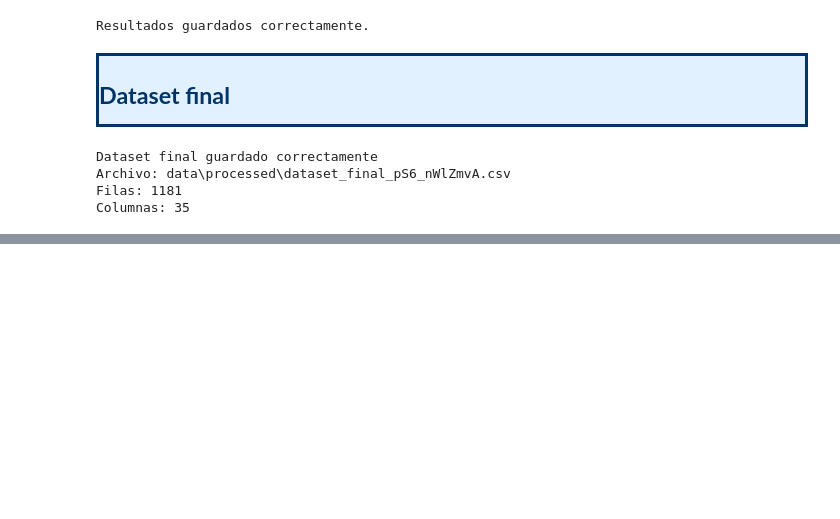
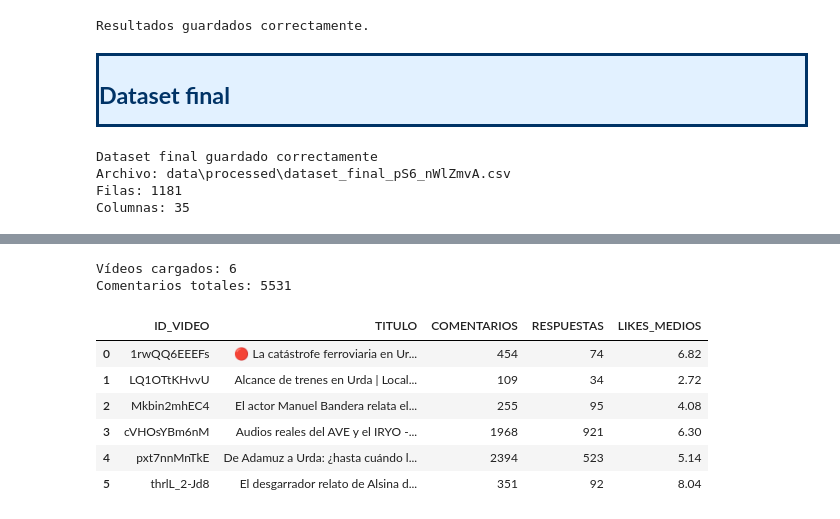
Before and after one commit to jejoama/Practicas_Curriculares, a Jupyter notebook: GENERAL_def.ipynb, the cells around one changed output, grey strips where cells are left out. Saved outputs shown, nothing was run; the diff lists cells and outputs as text; code cells hidden in the pictures; blank space fills up the shorter version.

```diff
--- a/GENERAL_def.ipynb
+++ b/GENERAL_def.ipynb
@@ -4776,0 +5015,67 @@ Columnas: 35
+# %%
+# ============================================================
+# 1. CARGAR TODOS LOS VÍDEOS EXTRAÍDOS
+# ============================================================
+
+import pandas as pd
+import numpy as np
+import matplotlib.pyplot as plt
+from pathlib import Path
+
+carpeta = Path("data/raw")
+archivos = sorted(carpeta.glob("comentarios_*.csv"))
+
+# Si conservamos la lista de la extracción anterior,
+# utilizamos exactamente esos vídeos.
+if "df_resumen_extraccion" in globals():
+    ids = set(
+        df_resumen_extraccion["ID_VIDEO"]
+        .dropna().astype(str)
+    )
+    archivos = [
+        p for p in archivos
+        if p.stem.removeprefix("comentarios_") in ids
+    ]
+
+if not archivos:
+    raise FileNotFoundError("No se encontraron vídeos extraídos.")
+
+df_todos = pd.concat(
+    [pd.read_csv(p, dtype={
+        "ID_VIDEO": str,
+        "ID_COMENTARIO": str,
+        "PARENT": str
+    }) for p in archivos],
+    ignore_index=True
+)
+
+df_todos["ES_RESPUESTA"] = (
+    df_todos["RESPUESTA"].astype(str)
+    .str.lower().isin(["true", "1", "si", "sí"])
+)
+
+df_todos["LIKES"] = pd.to_numeric(
+    df_todos["LIKES"], errors="coerce"
+)
+
+print("Vídeos cargados:", df_todos["ID_VIDEO"].nunique())
+print("Comentarios totales:", len(df_todos))
+
+resumen = df_todos.groupby("ID_VIDEO").agg(
+    TITULO=("TITULO_VIDEO", "first"),
+    COMENTARIOS=("ID_COMENTARIO", "size"),
+    RESPUESTAS=("ES_RESPUESTA", "sum"),
+    LIKES_MEDIOS=("LIKES", "mean")
+).reset_index()
+
+display(resumen.round(2))
+# %% [output]
+Vídeos cargados: 6
+Comentarios totales: 5531
+|  | ID_VIDEO | TITULO | COMENTARIOS | RESPUESTAS | LIKES_MEDIOS |
+| 0 | 1rwQQ6EEEFs | 🔴 La catástrofe ferroviaria en Ur... | 454 | 74 | 6.82 |
+| 1 | LQ1OTtKHvvU | Alcance de trenes en Urda | Local... | 109 | 34 | 2.72 |
+| 2 | Mkbin2mhEC4 | El actor Manuel Bandera relata el... | 255 | 95 | 4.08 |
+| 3 | cVHOsYBm6nM | Audios reales del AVE y el IRYO -... | 1968 | 921 | 6.30 |
+| 4 | pxt7nnMnTkE | De Adamuz a Urda: ¿hasta cuándo l... | 2394 | 523 | 5.14 |
+| 5 | thrlL_2-Jd8 | El desgarrador relato de Alsina d... | 351 | 92 | 8.04 |
```
Also changed, not shown: parts of 6 cells of this notebook.
